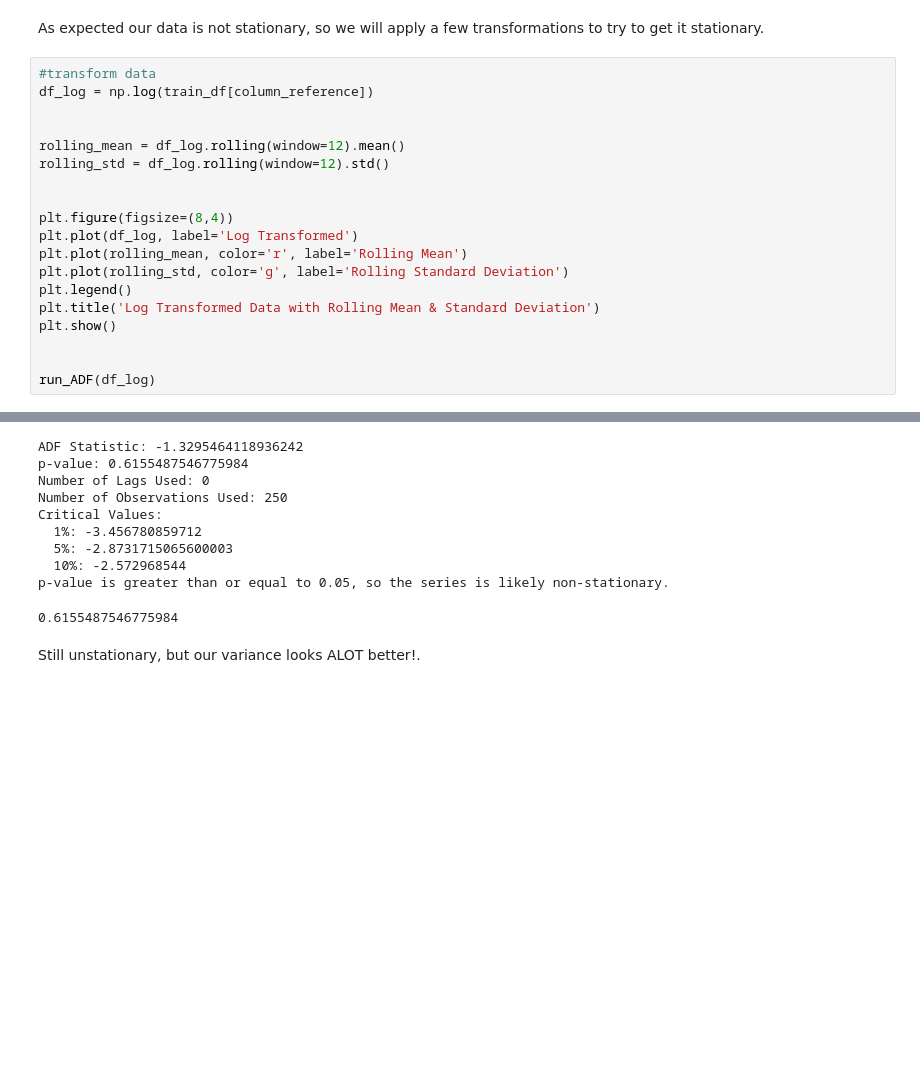
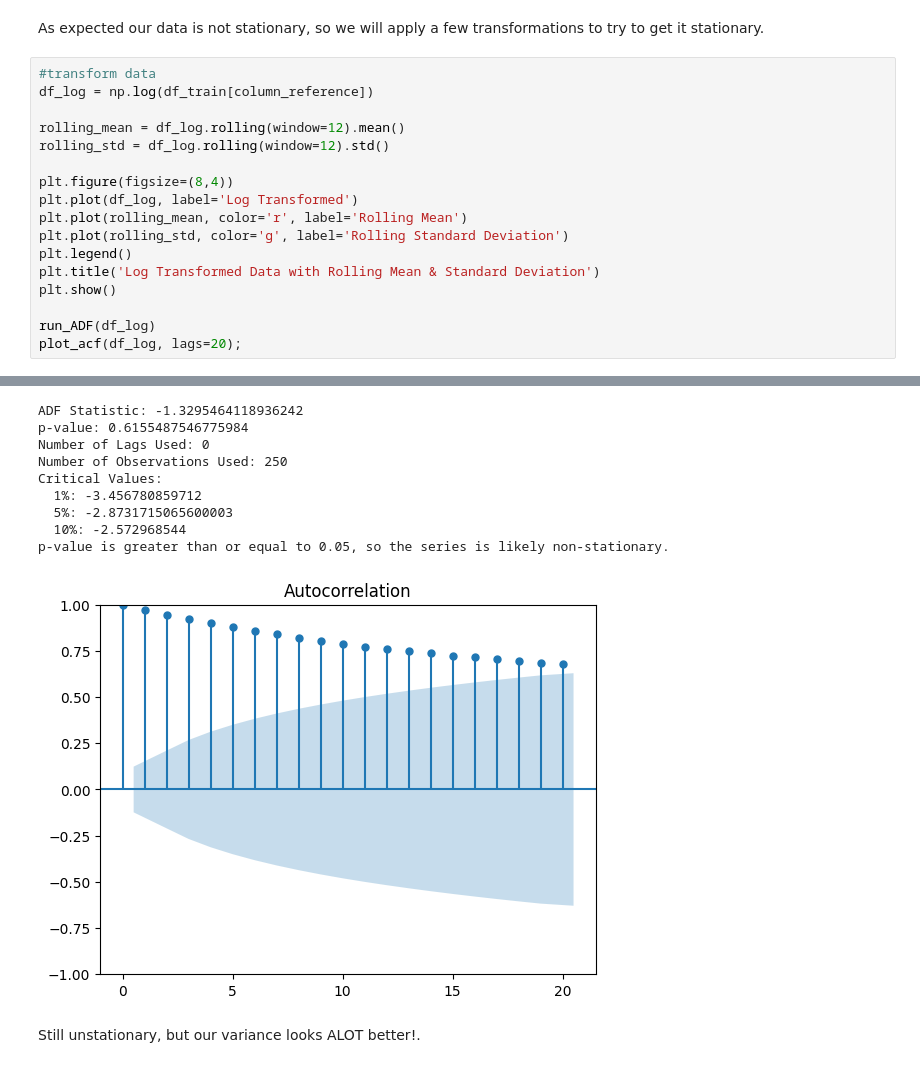
Before and after one commit to nchadburn/Stat598-FinalProject, a Jupyter notebook: arima.ipynb, the cells around one changed output, grey strips where cells are left out. Cells and saved outputs as stored; diff of their text form; blank space fills up the shorter version.

```diff
--- a/arima.ipynb
+++ b/arima.ipynb
@@ -195,35 +180,33 @@ p-value is greater than or equal to 0.05, so the series is likely non-stationary
 As expected our data is not stationary, so we will apply a few transformations to try to get it stationary.
 # %%
 #transform data
-df_log = np.log(train_df[column_reference])
-
+df_log = np.log(df_train[column_reference])
 
 rolling_mean = df_log.rolling(window=12).mean()
 rolling_std = df_log.rolling(window=12).std()
-
 
 plt.figure(figsize=(8,4))
 plt.plot(df_log, label='Log Transformed')
 plt.plot(rolling_mean, color='r', label='Rolling Mean')
 plt.plot(rolling_std, color='g', label='Rolling Standard Deviation')
 plt.legend()
 plt.title('Log Transformed Data with Rolling Mean & Standard Deviation')
 plt.show()
 
-
 run_ADF(df_log)
+plot_acf(df_log, lags=20);
 # %% [output]
 [figure]
 ADF Statistic: -1.3295464118936242
 p-value: 0.6155487546775984
 Number of Lags Used: 0
 Number of Observations Used: 250
 Critical Values:
   1%: -3.456780859712
   5%: -2.8731715065600003
   10%: -2.572968544
 p-value is greater than or equal to 0.05, so the series is likely non-stationary.
-0.6155487546775984
+[figure, added]
 # %% [markdown]
 Still unstationary, but our variance looks ALOT better!.
 # %%
```
Also changed, not shown: parts of 18 cells of this notebook.
